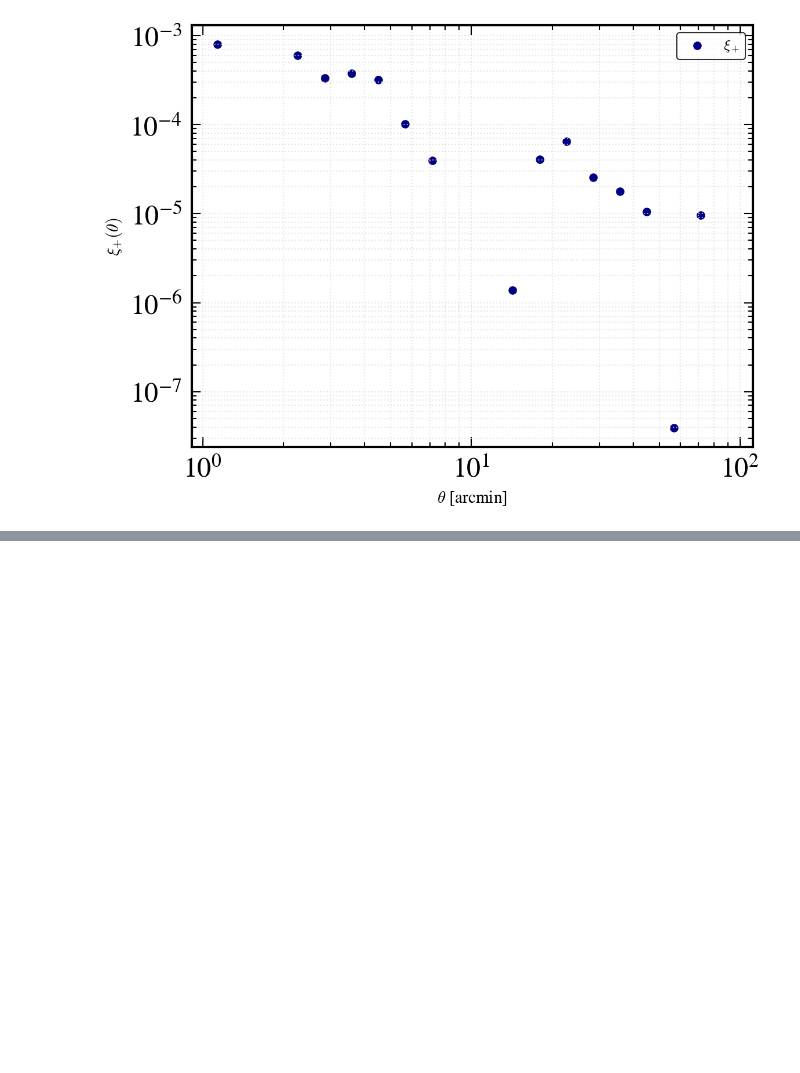
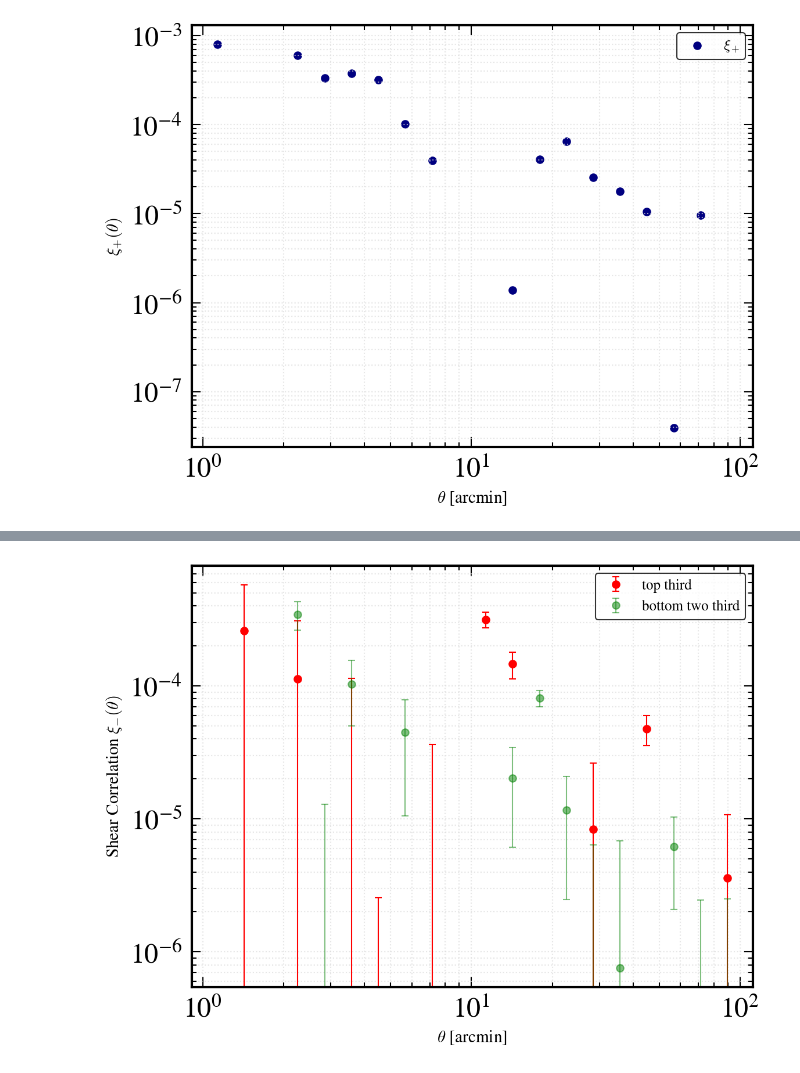
Before and after one commit to darynaYus/cosmic-shear-with-spec-z, a Jupyter notebook: treecorr/desiy5_hscy3.ipynb, the cells around one changed output, grey strips where cells are left out. Cells and saved outputs as stored; diff of their text form; code cells hidden in the pictures; blank space fills up the shorter version.

```diff
--- a/treecorr/desiy5_hscy3.ipynb
+++ b/treecorr/desiy5_hscy3.ipynb
@@ -124,0 +291,17 @@ plt.show()
+# %%
+fig, ax = plt.subplots(figsize=(8, 6))
+
+ax.errorbar(r_top_third, xim_top_third, yerr=sig_xim_top_third, label="top third", color='red', capsize=3, fmt = "o")
+ax.errorbar(r_bottom_two_third, xim_bottom_two_third, yerr=sig_xim_bottom_two_third, label="bottom two third", color='green', capsize=3, alpha = 0.5, fmt = "o")
+
+ax.set_xscale('log')
+ax.set_yscale('log')
+ax.set_xlabel(r'$\theta$ [arcmin]', fontsize=14)
+ax.set_ylabel(r'Shear Correlation $\xi_{-}(\theta)$', fontsize=14)
+ax.legend(fontsize=12)
+ax.grid(True, which='both', linestyle=':', alpha=0.7)
+
+plt.tight_layout()
+plt.show()
+# %% [output]
+[figure, added]
```
Also changed, not shown: parts of 25 cells of this notebook, 3 other files.
